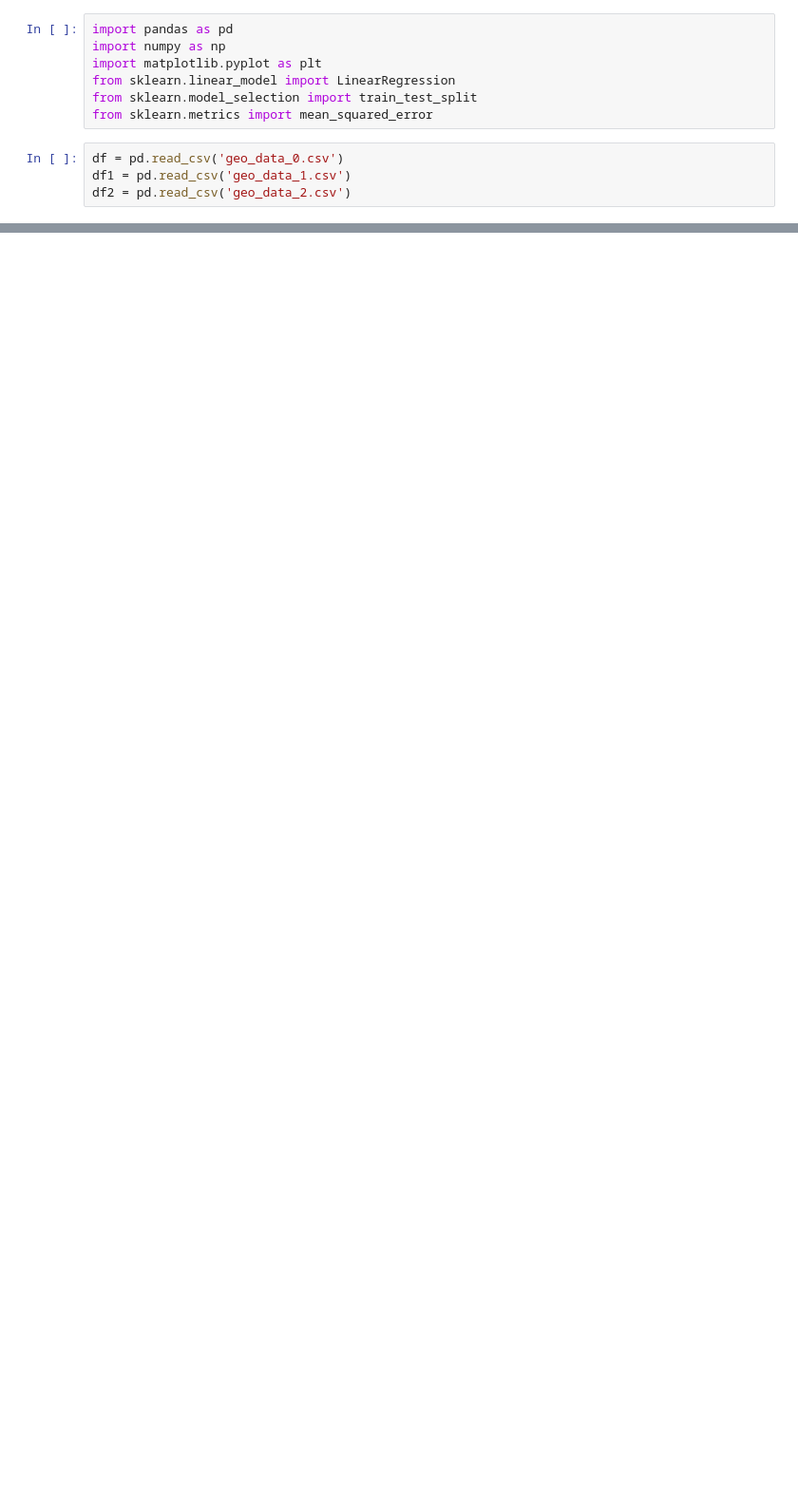
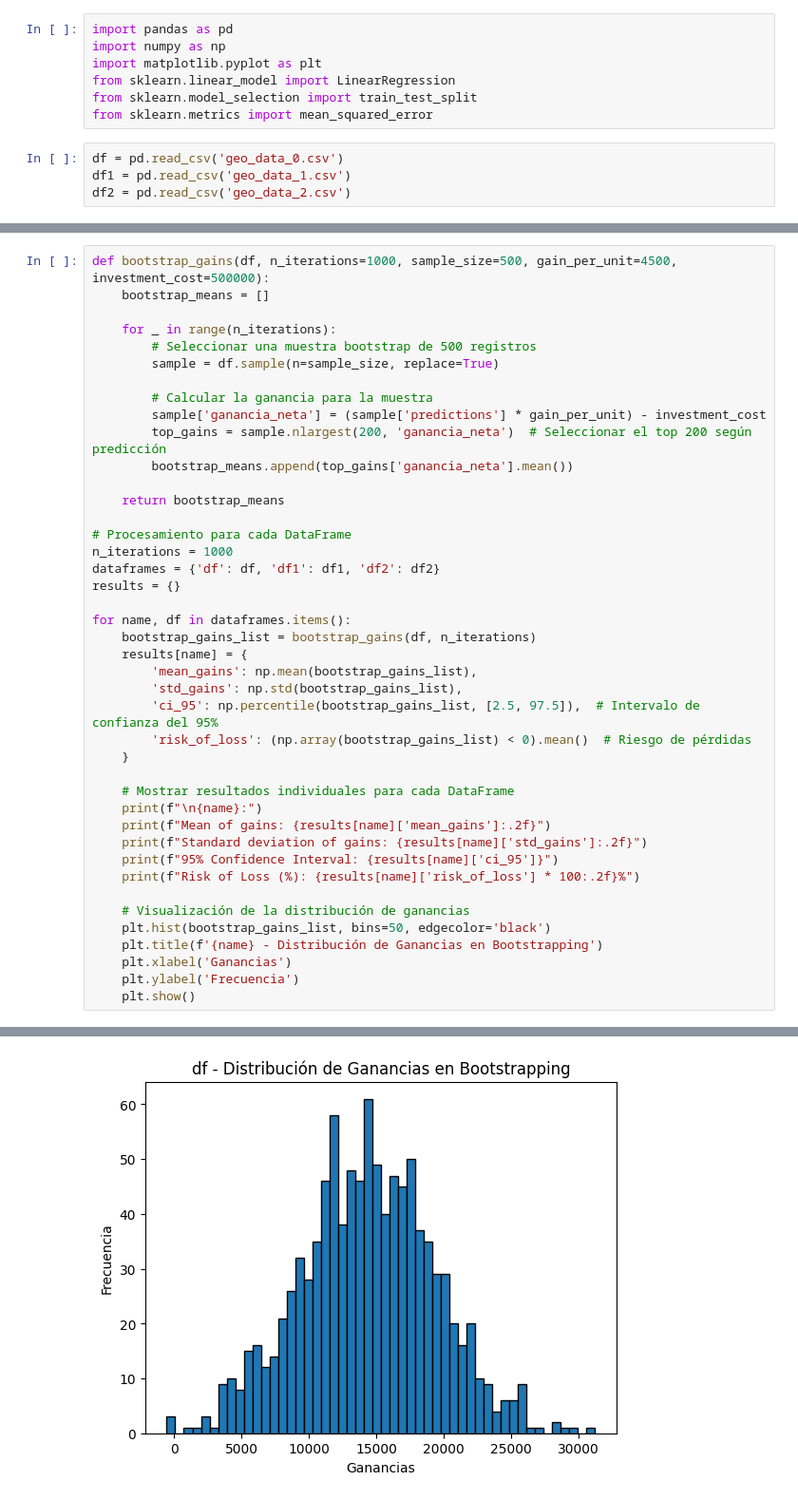
Before and after one commit to HebertL-dev/OilyGiant_Optimizacion-de-Extraccion-de-Petroleo, a Jupyter notebook: notebook.ipynb, the cells around one changed output, grey strips where cells are left out. Shown at 95% size. Drawn from its saved outputs; the diff is of its cells as text; blank space fills up the shorter version.

```diff
--- a/notebook.ipynb
+++ b/notebook.ipynb
@@ -257,0 +554,43 @@ Intervalo de Confianza: Region3 también mostró un intervalo de confianza más
+# %%
+def bootstrap_gains(df, n_iterations=1000, sample_size=500, gain_per_unit=4500, investment_cost=500000):
+    bootstrap_means = []
+
+    for _ in range(n_iterations):
+        # Seleccionar una muestra bootstrap de 500 registros
+        sample = df.sample(n=sample_size, replace=True)
+
+        # Calcular la ganancia para la muestra
+        sample['ganancia_neta'] = (sample['predictions'] * gain_per_unit) - investment_cost
+        top_gains = sample.nlargest(200, 'ganancia_neta')  # Seleccionar el top 200 según predicción
+        bootstrap_means.append(top_gains['ganancia_neta'].mean())
+
+    return bootstrap_means
+
+# Procesamiento para cada DataFrame
+n_iterations = 1000
+dataframes = {'df': df, 'df1': df1, 'df2': df2}
+results = {}
+
+for name, df in dataframes.items():
+    bootstrap_gains_list = bootstrap_gains(df, n_iterations)
+    results[name] = {
+        'mean_gains': np.mean(bootstrap_gains_list),
+        'std_gains': np.std(bootstrap_gains_list),
+        'ci_95': np.percentile(bootstrap_gains_list, [2.5, 97.5]),  # Intervalo de confianza del 95%
+        'risk_of_loss': (np.array(bootstrap_gains_list) < 0).mean()  # Riesgo de pérdidas
+    }
+
+    # Mostrar resultados individuales para cada DataFrame
+    print(f"\n{name}:")
+    print(f"Mean of gains: {results[name]['mean_gains']:.2f}")
+    print(f"Standard deviation of gains: {results[name]['std_gains']:.2f}")
+    print(f"95% Confidence Interval: {results[name]['ci_95']}")
+    print(f"Risk of Loss (%): {results[name]['risk_of_loss'] * 100:.2f}%")
+
+    # Visualización de la distribución de ganancias
+    plt.hist(bootstrap_gains_list, bins=50, edgecolor='black')
+    plt.title(f'{name} - Distribución de Ganancias en Bootstrapping')
+    plt.xlabel('Ganancias')
+    plt.ylabel('Frecuencia')
+    plt.show()
+# %% [output]
@@ -257,0 +602 @@ Intervalo de Confianza: Region3 también mostró un intervalo de confianza más
+[figure, added]
```
Also changed, not shown: parts of 28 cells of this notebook.
